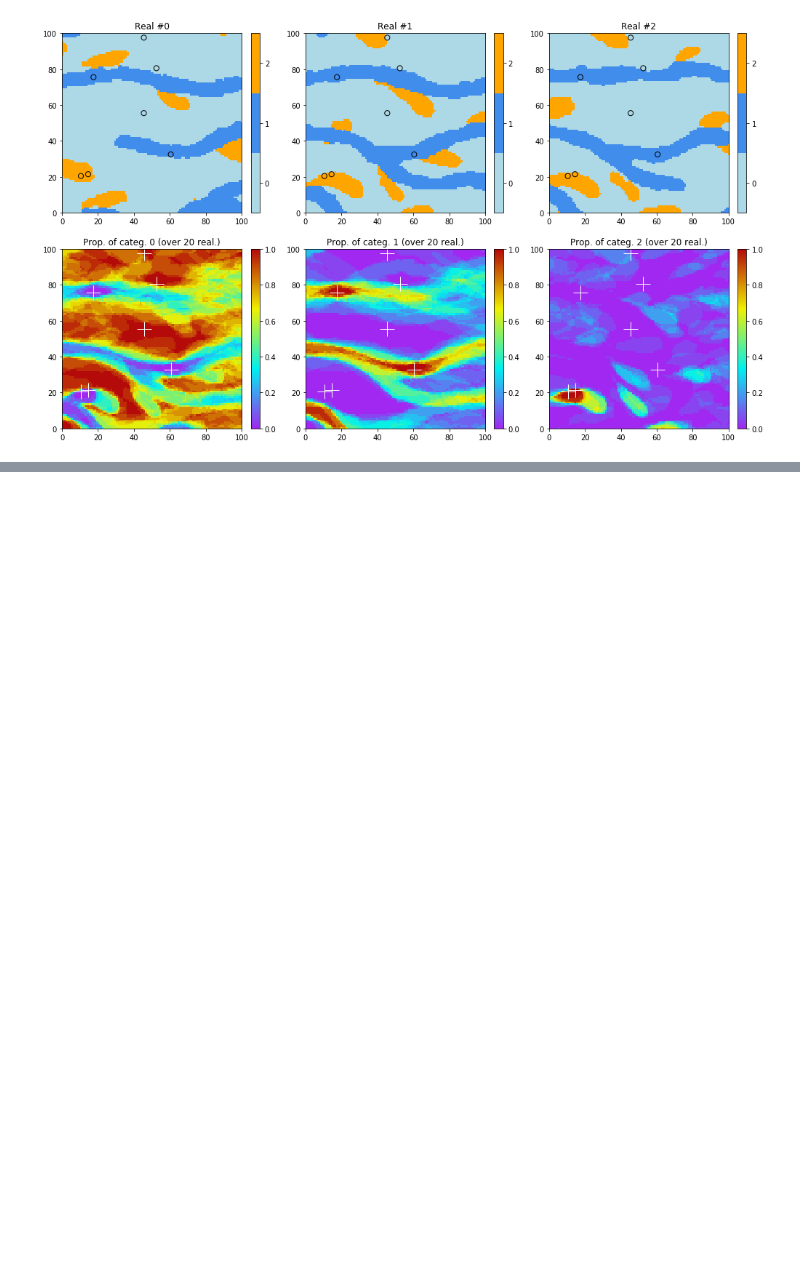
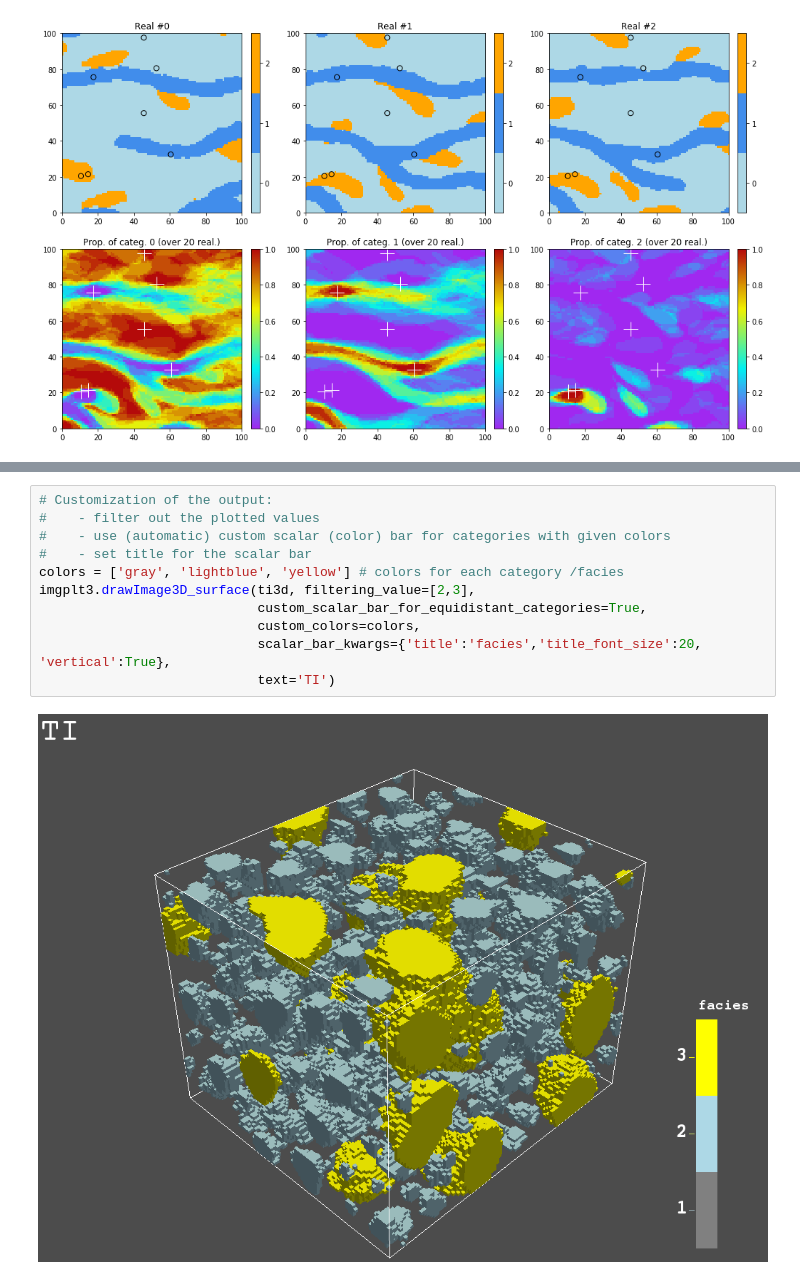
Before and after one commit to randlab/geone, a Jupyter notebook: examples/ex_deesse_01_basics.ipynb, the cells around one changed output, grey strips where cells are left out. Cells and saved outputs as stored; diff of their text form; blank space fills up the shorter version.

```diff
--- a/examples/ex_deesse_01_basics.ipynb
+++ b/examples/ex_deesse_01_basics.ipynb
@@ -280,0 +321,13 @@ for i in range(3):
+# %%
+# Customization of the output:
+#    - filter out the plotted values
+#    - use (automatic) custom scalar (color) bar for categories with given colors
+#    - set title for the scalar bar
+colors = ['gray', 'lightblue', 'yellow'] # colors for each category /facies
+imgplt3.drawImage3D_surface(ti3d, filtering_value=[2,3],
+                            custom_scalar_bar_for_equidistant_categories=True,
+                            custom_colors=colors,
+                            scalar_bar_kwargs={'title':'facies','title_font_size':20, 'vertical':True},
+                            text='TI')
+# %% [output]
+[figure, added]
```
Also changed, not shown: parts of 20 cells of this notebook, 29 other files.
